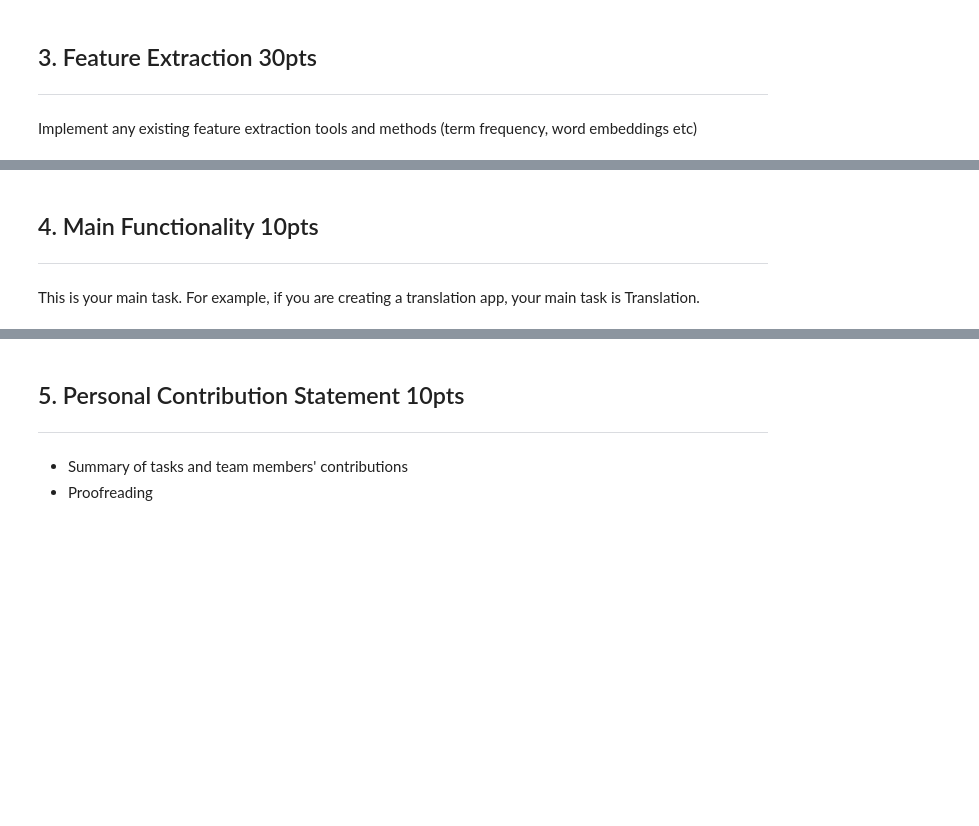
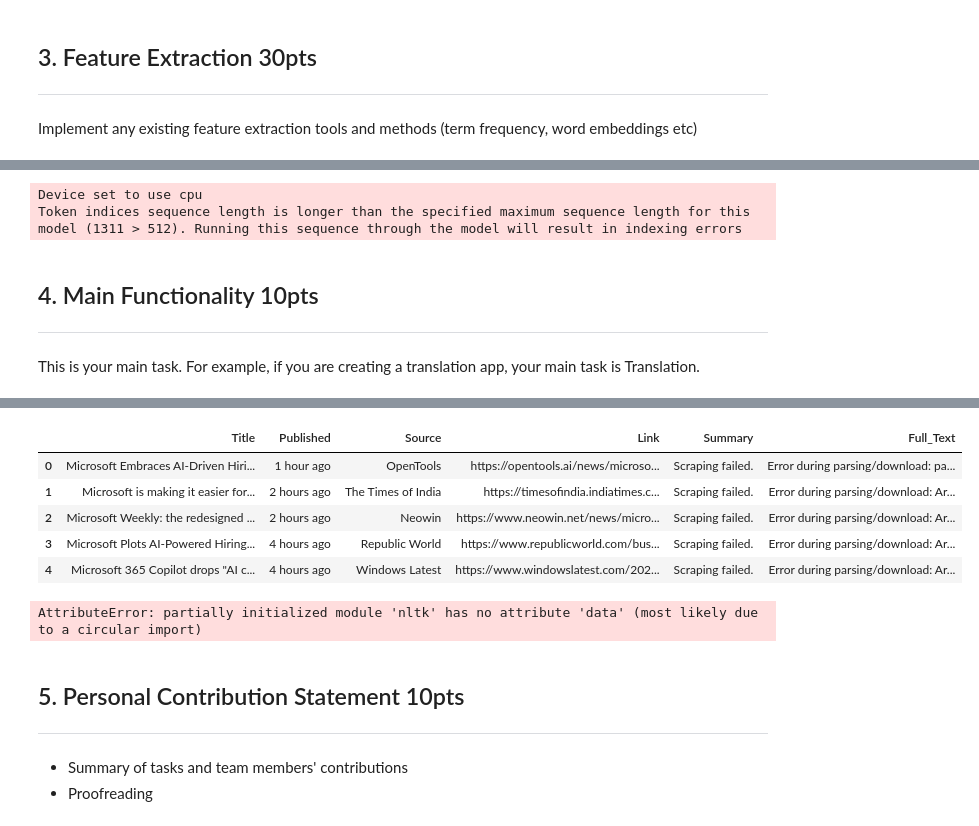
Before and after one commit to anshikabajpai23/CareerChat, a Jupyter notebook: Base_code.ipynb, the cells around one changed output, grey strips where cells are left out. Cells and saved outputs as stored; diff of their text form; code cells hidden in the pictures; blank space fills up the shorter version.

Commit message:
scraping and summaries

```diff
--- a/Base_code.ipynb
+++ b/Base_code.ipynb
@@ -177,0 +325,21 @@ Implement any existing feature extraction tools and methods (term frequency, wor
+# %%
+summarizer = pipeline("text2text-generation", model="google/flan-t5-large")
+
+# summarize articles
+summaries = []
+
+for article in parsed_articles:
+    text = article.get('Full_Text').strip()
+    if not text:
+        summaries.append((article.get('Link'),'Summary failure.'))
+
+    article_sentences = sent_tokenize(text)
+
+    prompt = f"Write a one sentence summary of the content contained in the following article; specifically highlight its impact or relevance on {company} in a context that would be useful for a job interview of a position as a {role} at the company:\n{text}"
+
+    summary_result = summarizer(prompt,max_length=130)
+
+    summaries.append((article.get('Link'), summary_result[0].get('generated_text')))
+# %% [output]
+Device set to use cpu
+Token indices sequence length is longer than the specified maximum sequence length for this model (1311 > 512). Running this sequence through the model will result in indexing errors
@@ -230,10 +414,8 @@ for item in news_items:
 # %%
-!pip install GoogleNews
 import time
 import random
 from datetime import datetime
 from dateutil.relativedelta import relativedelta
-
 import pandas as pd
 from datetime import datetime
 from dateutil.relativedelta import relativedelta
@@ -246,9 +428,11 @@ config = Config()
 config.browser_user_agent = user_agent
 config.request_timeout = 30
 config.memoize_articles = False # Avoid cache issues
+company = "Microsoft" #TODO replace with dynamic company input
+role = "Software Engineer" #TODO replace with dynamic role input
 
 # --- Setup Search Parameters (assuming company is defined) ---
-company_query = "Tesla electric vehicles"
+company_query = f"{company} Latest News"
 end_date_str = datetime.now().strftime('%m/%d/%Y')
 start_date_str = (datetime.now() - relativedelta(months=3)).strftime('%m/%d/%Y')
 
@@ -283,6 +467,7 @@ for i, item in enumerate(news_items):
         })
 
     except Exception as e:
+        # TODO refine error handling so that we don't stop until we have 10 articles (e.g. failed article doesn't count)
         parsed_articles.append({
             'Title': item.get('title', 'N/A'),
             'Published': item.get('date', 'N/A'),
@@ -299,3 +484,7 @@ for i, item in enumerate(news_items):
 
     if (i + 1) % 10 == 0:
         print(f"Processed {i + 1} articles. Waiting...")
+
+df = pd.DataFrame(parsed_articles)
+df.head()
+# %% [output]
@@ -301,0 +508,6 @@ for i, item in enumerate(news_items):
+|  | Title | Published | Source | Link | Summary | Full_Text |
+| 0 | Microsoft Embraces AI-Driven Hiri... | 1 hour ago | OpenTools | https://opentools.ai/news/microso... | Scraping failed. | Error during parsing/download: pa... |
+| 1 | Microsoft is making it easier for... | 2 hours ago | The Times of India | https://timesofindia.indiatimes.c... | Scraping failed. | Error during parsing/download: Ar... |
+| 2 | Microsoft Weekly: the redesigned ... | 2 hours ago | Neowin | https://www.neowin.net/news/micro... | Scraping failed. | Error during parsing/download: Ar... |
+| 3 | Microsoft Plots AI-Powered Hiring... | 4 hours ago | Republic World | https://www.republicworld.com/bus... | Scraping failed. | Error during parsing/download: Ar... |
+| 4 | Microsoft 365 Copilot drops "AI c... | 4 hours ago | Windows Latest | https://www.windowslatest.com/202... | Scraping failed. | Error during parsing/download: Ar... |
@@ -308,3 +514,40 @@ df.head()
+# %%
+
+nltk.download('punkt')
+
+from nltk.tokenize import sent_tokenize
+from transformers import pipeline
+
+# TODO pick pipeline model
+summarizer = pipeline("summarization", model="facebook/bart-large-cnn")
+
+##Summarize articles
+summaries = []
+
+for article in parsed_articles:
+    text = article.get('Full_Text').strip()
+    if not text:
+        summaries.append((article.get('Link'),'Summary failure.'))
+
+    article_sentences = sent_tokenize(text)
+
+    prompt = f"Write a one sentence summary for the following article, specifically related to its impact or relevance on {company} in a context that may be useful for a job interview of a position as a {role}:\n{text}"
+
+    summarizer = pipeline("summarization", model="facebook/bart-large-cnn")
+
+    summary_result = summarizer(prompt)
+    print(summary_result)
+    print(summary_result[0])
+    print(summary_result[0].get('summary_text'))
+
+    if '.' in summary_result['summary_text']:
+        summaries.append((article.get('Link'), summary_result[0].get('summary_text').split('. ')))
+    else:
+        summaries.append((article.get('Link'), summary_result[0].get('summary_text')))
+
+print(summaries)
+# %% [output]
+AttributeError: partially initialized module 'nltk' has no attribute 'data' (most likely due to a circular import)
 # %%
 ##Generate message
 # %% [markdown]
```
Also changed, not shown: parts of 13 cells of this notebook.
